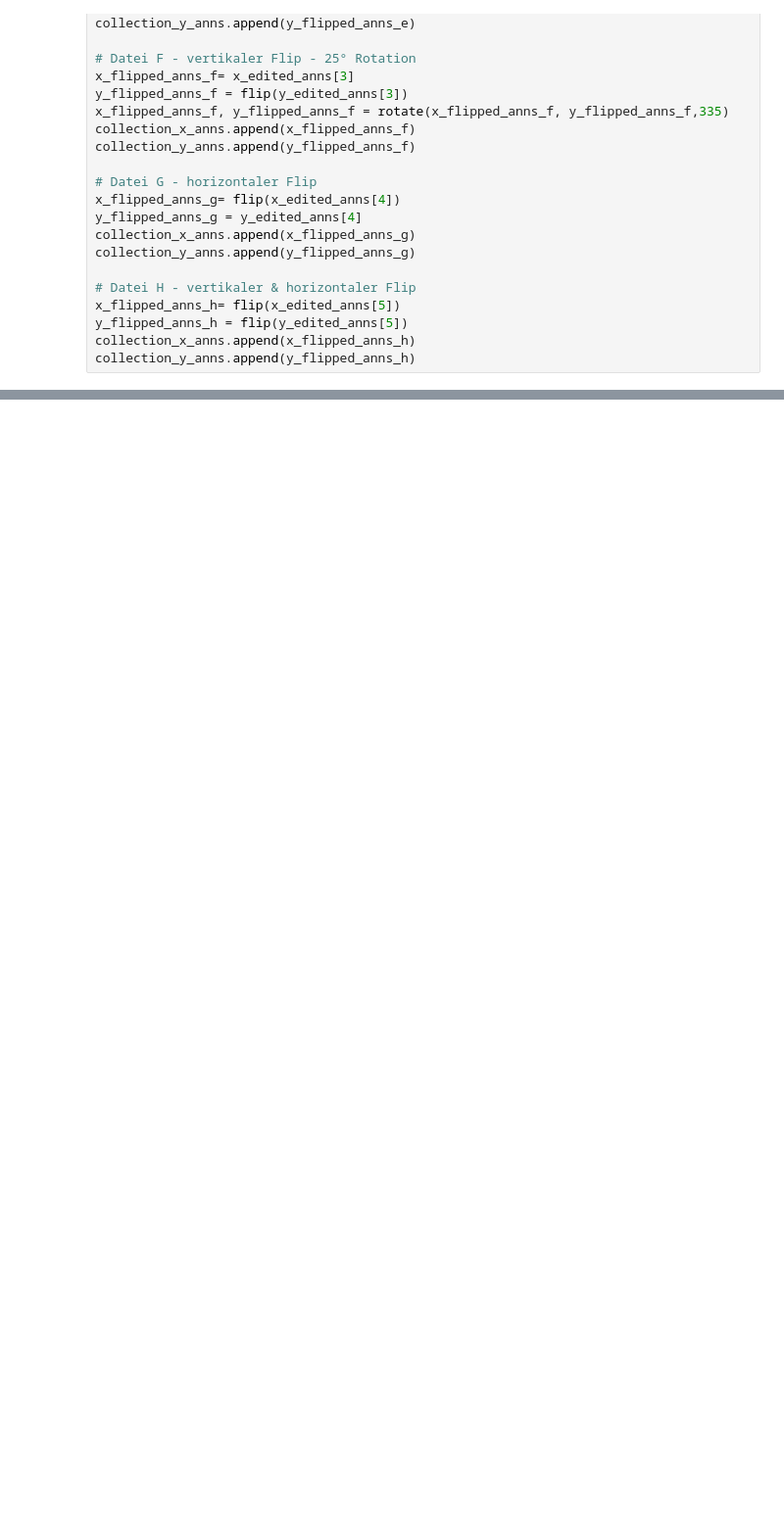
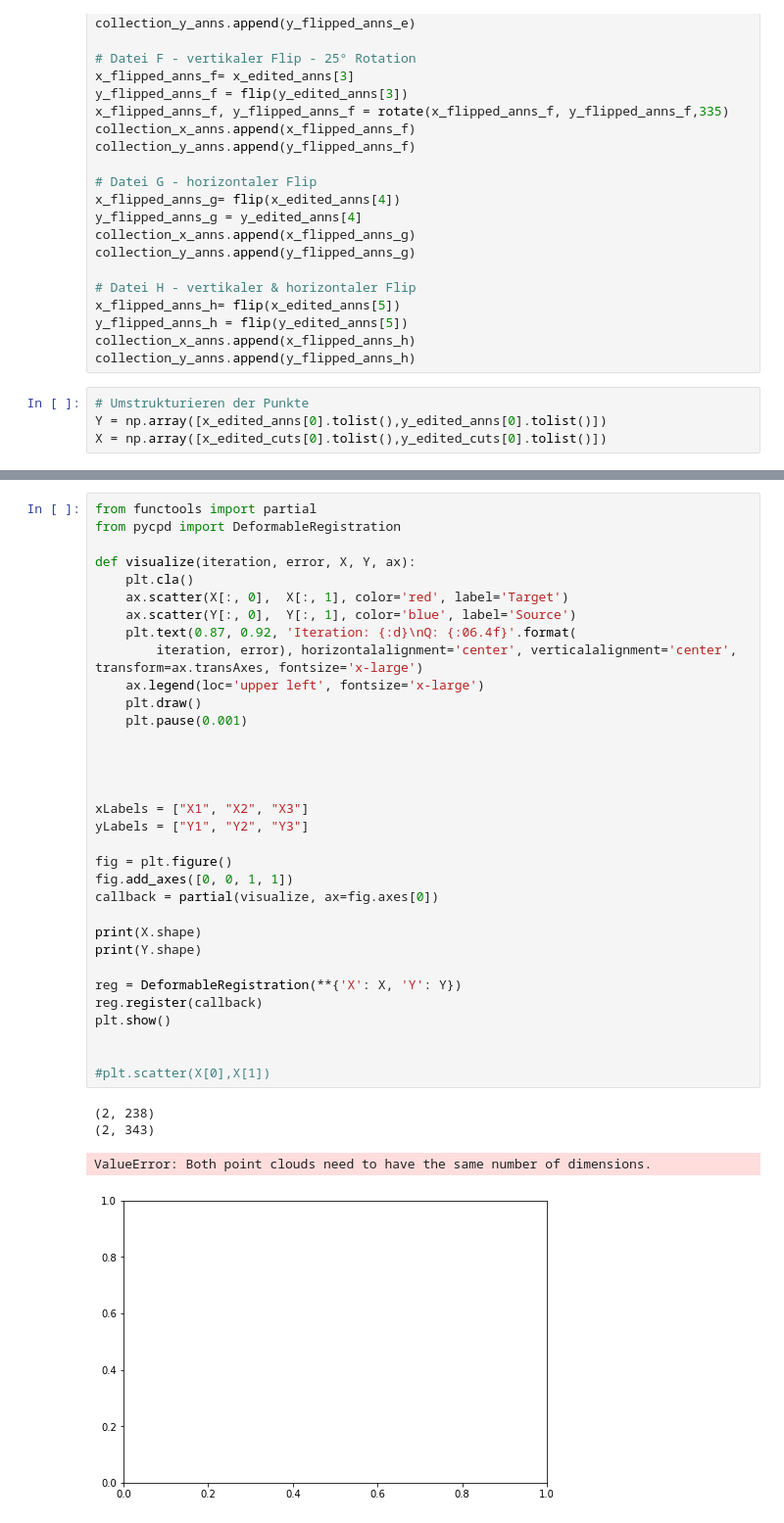
Before and after one commit to AlexHTW/mpi_beleg_4, a Jupyter notebook: registration.ipynb, the cells around one changed output, grey strips where cells are left out. Shown: that part at 98% size. Cells and saved outputs as stored; diff of their text form; blank space fills up the shorter version.

```diff
--- a/registration.ipynb
+++ b/registration.ipynb
@@ -279,6 +275,10 @@ x_flipped_anns_h= flip(x_edited_anns[5])
 y_flipped_anns_h = flip(y_edited_anns[5])
 collection_x_anns.append(x_flipped_anns_h)
 collection_y_anns.append(y_flipped_anns_h)
+# %%
+# Umstrukturieren der Punkte
+Y = np.array([x_edited_anns[0].tolist(),y_edited_anns[0].tolist()])
+X = np.array([x_edited_cuts[0].tolist(),y_edited_cuts[0].tolist()])
 # %%
 f = plt.figure()
 f, axes = plt.subplots(nrows = 3, ncols = 2, sharex=True, sharey = True)
@@ -292,0 +329,38 @@ for i in range(0,len(x_edited_cuts)):
+# %%
+from functools import partial
+from pycpd import DeformableRegistration
+
+def visualize(iteration, error, X, Y, ax):
+    plt.cla()
+    ax.scatter(X[:, 0],  X[:, 1], color='red', label='Target')
+    ax.scatter(Y[:, 0],  Y[:, 1], color='blue', label='Source')
+    plt.text(0.87, 0.92, 'Iteration: {:d}\nQ: {:06.4f}'.format(
+        iteration, error), horizontalalignment='center', verticalalignment='center', transform=ax.transAxes, fontsize='x-large')
+    ax.legend(loc='upper left', fontsize='x-large')
+    plt.draw()
+    plt.pause(0.001)
+
+
+
+
+xLabels = ["X1", "X2", "X3"]
+yLabels = ["Y1", "Y2", "Y3"]
+
+fig = plt.figure()
+fig.add_axes([0, 0, 1, 1])
+callback = partial(visualize, ax=fig.axes[0])
+
+print(X.shape)
+print(Y.shape)
+
+reg = DeformableRegistration(**{'X': X, 'Y': Y})
+reg.register(callback)
+plt.show()
+
+
+#plt.scatter(X[0],X[1])
+# %% [output]
+(2, 238)
+(2, 343)
+ValueError: Both point clouds need to have the same number of dimensions.
+[figure, added]
```
Also changed, not shown: parts of 9 cells of this notebook.
